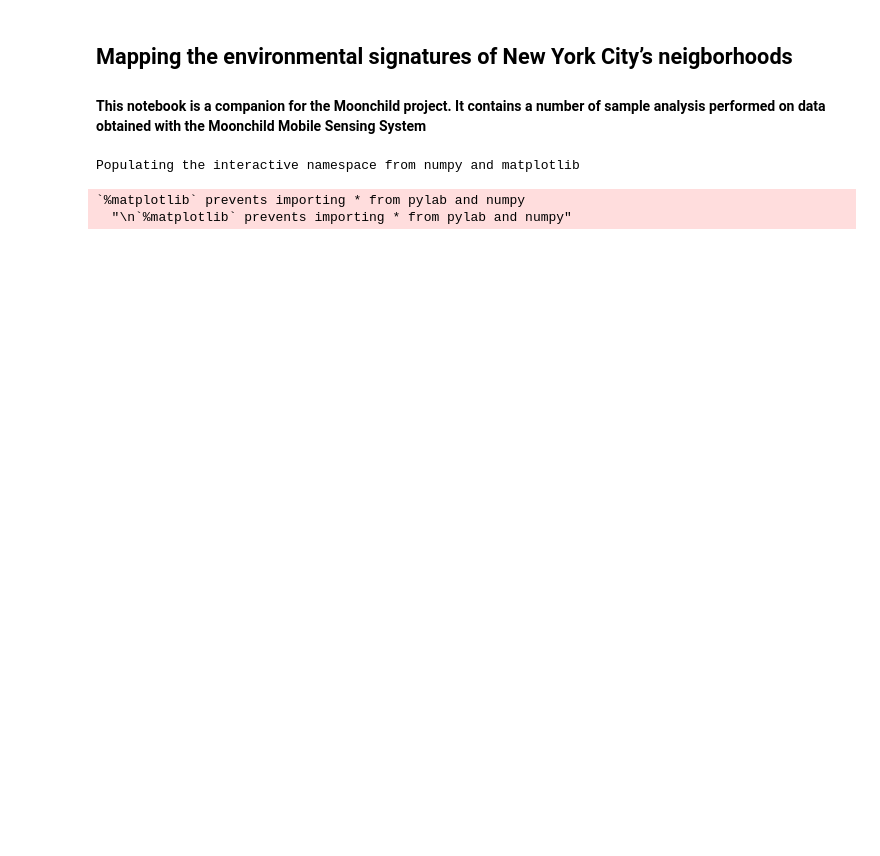
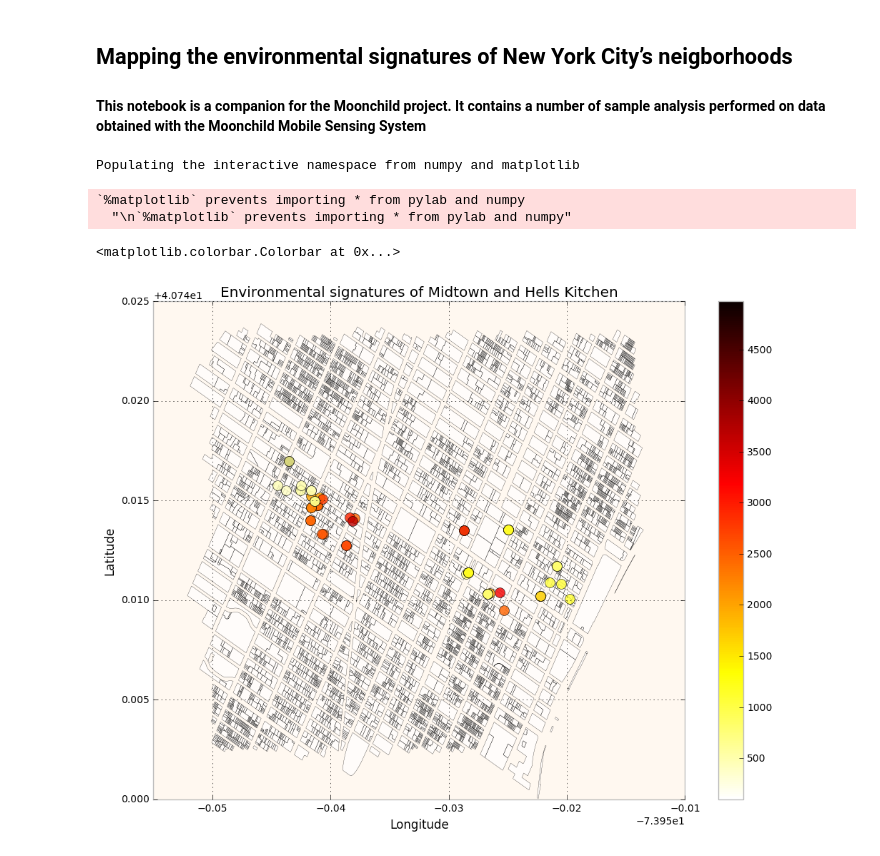
Before and after one commit to sbg389/notebooks, a Jupyter notebook: UISSC/moonchild.ipynb, the cells around one changed output. Cells and saved outputs as stored; diff of their text form; code cells hidden in the pictures; blank space fills up the shorter version.

```diff
--- a/UISSC/moonchild.ipynb
+++ b/UISSC/moonchild.ipynb
@@ -138 +142,24 @@ LICPluto = gpd.sjoin(geoMonnchildPluto, GDFMoonchildLIC, how="inner", op='inters
+# %%
+# Mapping the Midtown and Hells Kitchen Locations
+# The colormap is based in SPC
+
+fig, (ax1) = pl.subplots(nrows=1, ncols=1, figsize=(12,9))
+
+geoMonnchildPlutoMNH.plot(alpha=0.7,linewidth=0.2, ax=ax1, color='white')
+GDFMoonchildMidtown.plot(column='spc', cmap='hot_r', marker='o', markersize=10,
+                  linewidth = 4, alpha=0.8, ax = ax1)
+
+ax1.set_title('Environmental signatures of Midtown and Hell''s Kitchen')
+ax1.set_xlabel('Longitude')
+ax1.set_ylabel('Latitude')
+
+normalize = mcolors.Normalize(vmin=GDFMoonchildMidtown.spc.min(),
+                              vmax=GDFMoonchildMidtown.spc.max())
+colormap = cm.hot_r
+scalarmappaple = cm.ScalarMappable(norm=normalize, cmap=colormap)
+scalarmappaple.set_array(GDFMoonchildMidtown.spc)
+pl.colorbar(scalarmappaple, ax=ax1)
+# %% [output]
+<matplotlib.colorbar.Colorbar at 0x...>
+[figure, added]
 # %%
```
Also changed, not shown: parts of 21 cells of this notebook.
